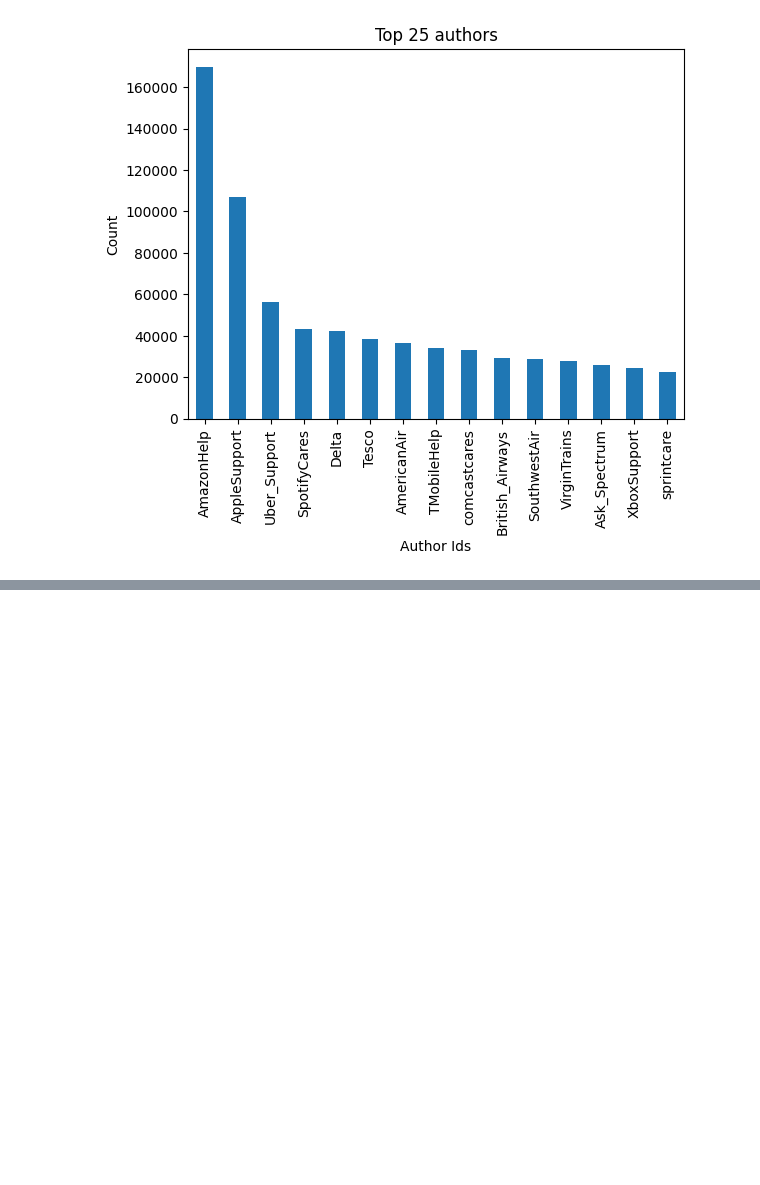
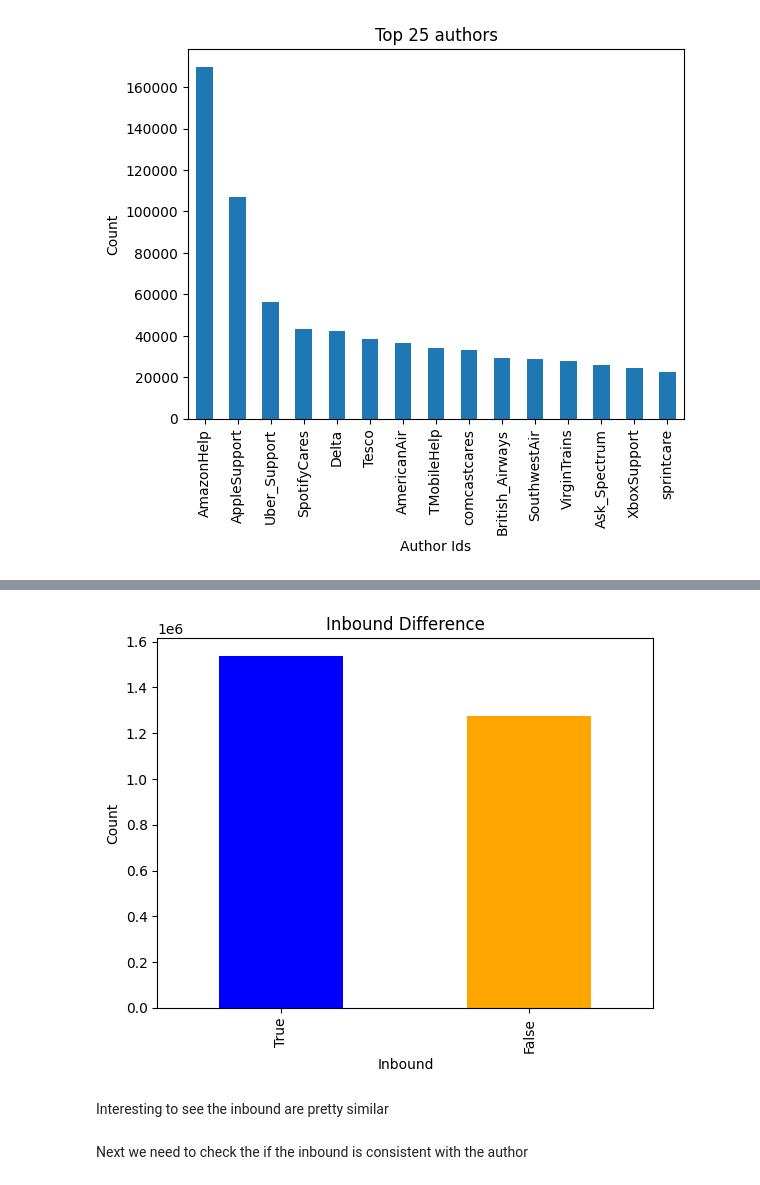
Before and after one commit to erictlong/customer-support-automation, a Jupyter notebook: data analytics/dataReview.ipynb, the cells around one changed output, grey strips where cells are left out. Saved outputs shown, nothing was run; the diff lists cells and outputs as text; code cells hidden in the pictures; blank space fills up the shorter version.

```diff
--- a/data analytics/dataReview.ipynb
+++ b/data analytics/dataReview.ipynb
@@ -83,0 +150,14 @@ plt.show()
+# %%
+inbound_count = df["inbound"].value_counts()
+# %%
+inbound_count.plot(kind='bar', color=['blue', 'orange'])
+plt.xlabel("Inbound")
+plt.ylabel("Count")
+plt.title("Inbound Difference")
+plt.show()
+# %% [output]
+[figure, added]
+# %% [markdown]
+Interesting to see the inbound are pretty similar
+# %% [markdown]
+Next we need to check the if the inbound is consistent with the author
```
Also changed, not shown: parts of 212 cells of this notebook.
